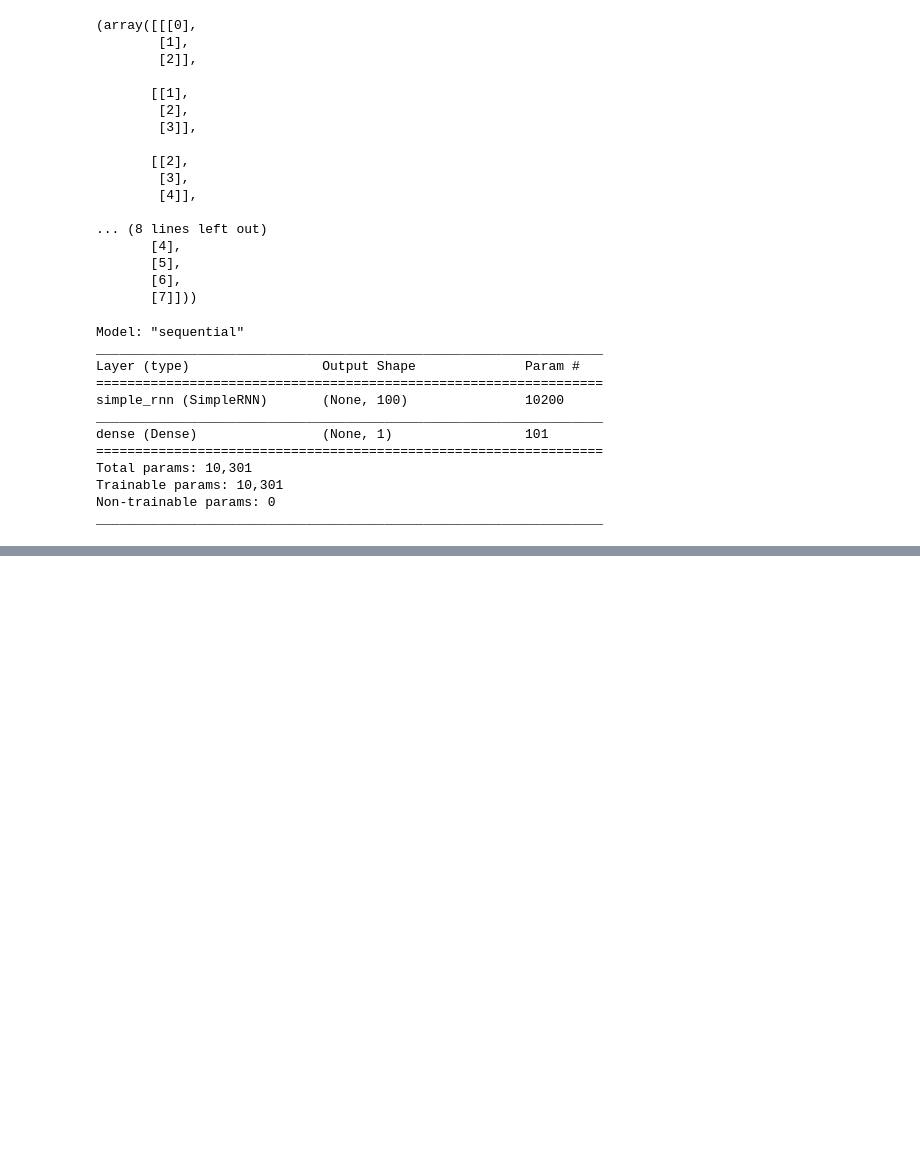
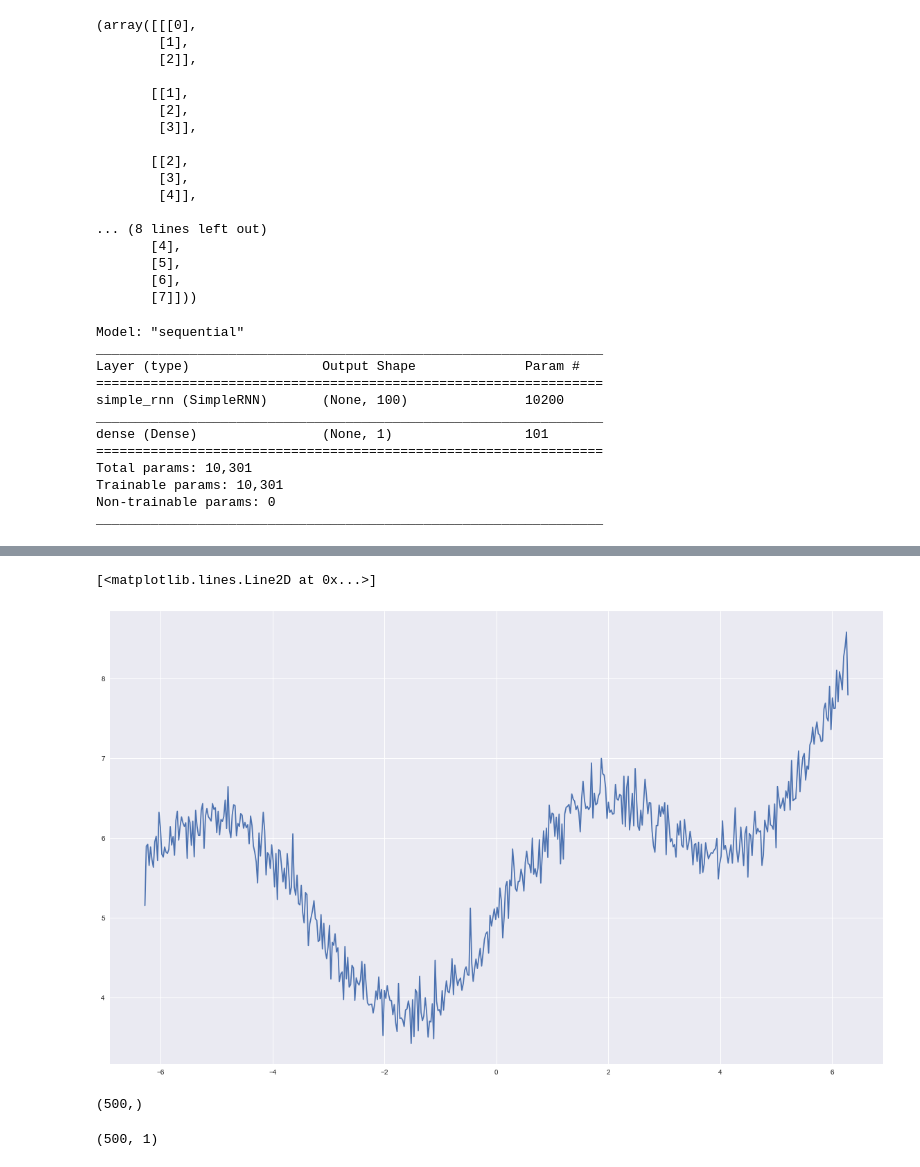
Before and after one commit to thomasmurphycodes/ml-market-inefficency-hunting, a Jupyter notebook: 8. Recurrent Neural Networks.ipynb, the cells around one changed output, grey strips where cells are left out. Drawn from its saved outputs; the diff is of its cells as text; code cells hidden in the pictures; blank space fills up the shorter version.

```diff
--- a/8. Recurrent Neural Networks.ipynb
+++ b/8. Recurrent Neural Networks.ipynb
@@ -91,0 +147,24 @@ _________________________________________________________________
+# %%
+def transform(x):
+    y = 0.05 * x ** 2 + 0.2 * x + np.sin(x) + 5
+    y += np.random.standard_normal(len(x)) * 0.2 # Noise-ing
+    return y
+# %%
+x = np.linspace(-2 * np.pi, 2 * np.pi, 500)
+a = transform(x)
+# %%
+plt.figure(figsize=(20, 12))
+plt.plot(x, a)
+# %% [output]
+[<matplotlib.lines.Line2D at 0x...>]
+[figure, added]
+# %%
+a.shape # We need to make this series into a matrix, albeit a 500 row 1 column one - so…
+# %% [output]
+(500,)
+# %%
+# We do this
+a = a.reshape((len(a), -1))
+a.shape
+# %% [output]
+(500, 1)
```
Also changed, not shown: parts of 16 cells of this notebook.
